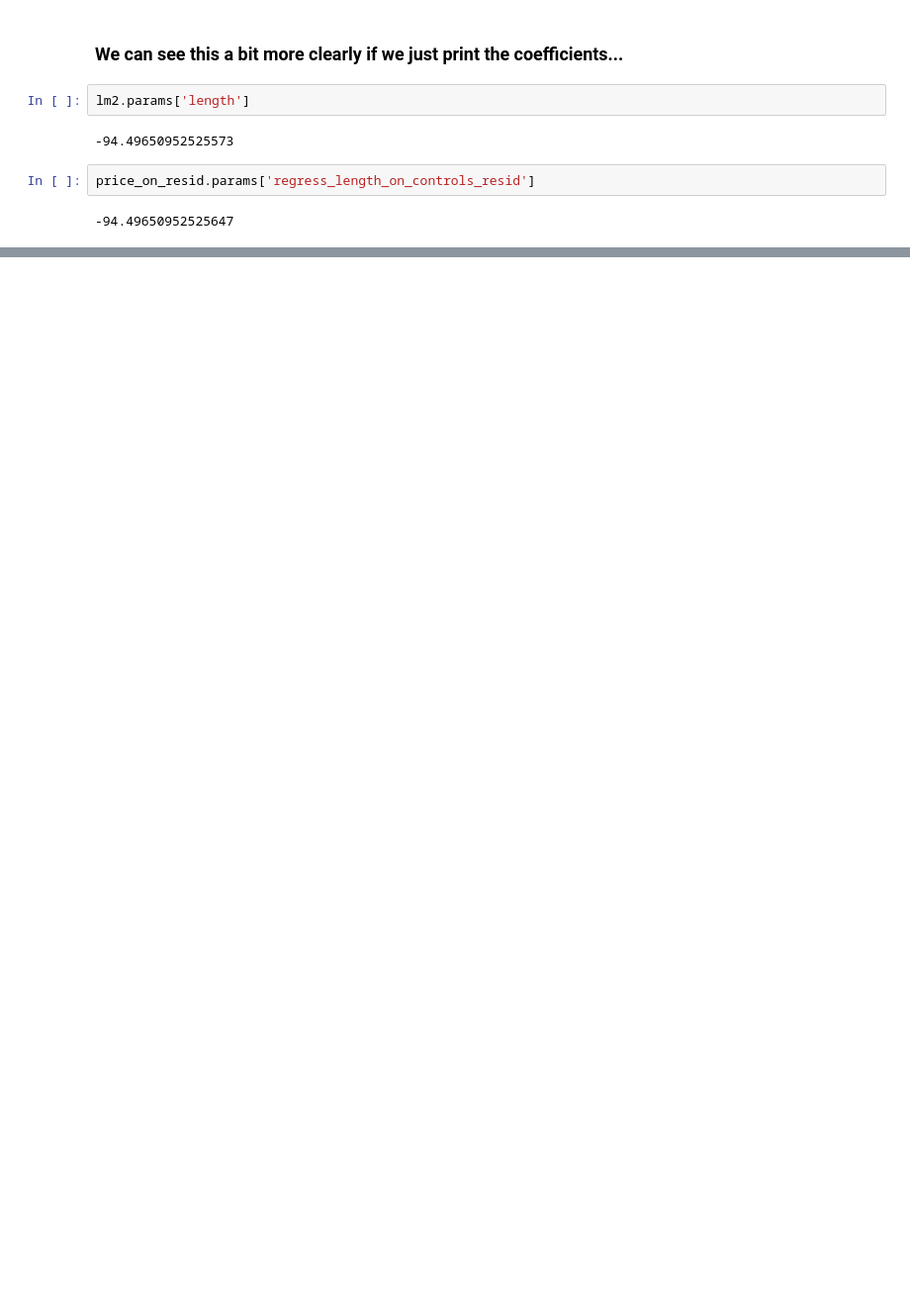
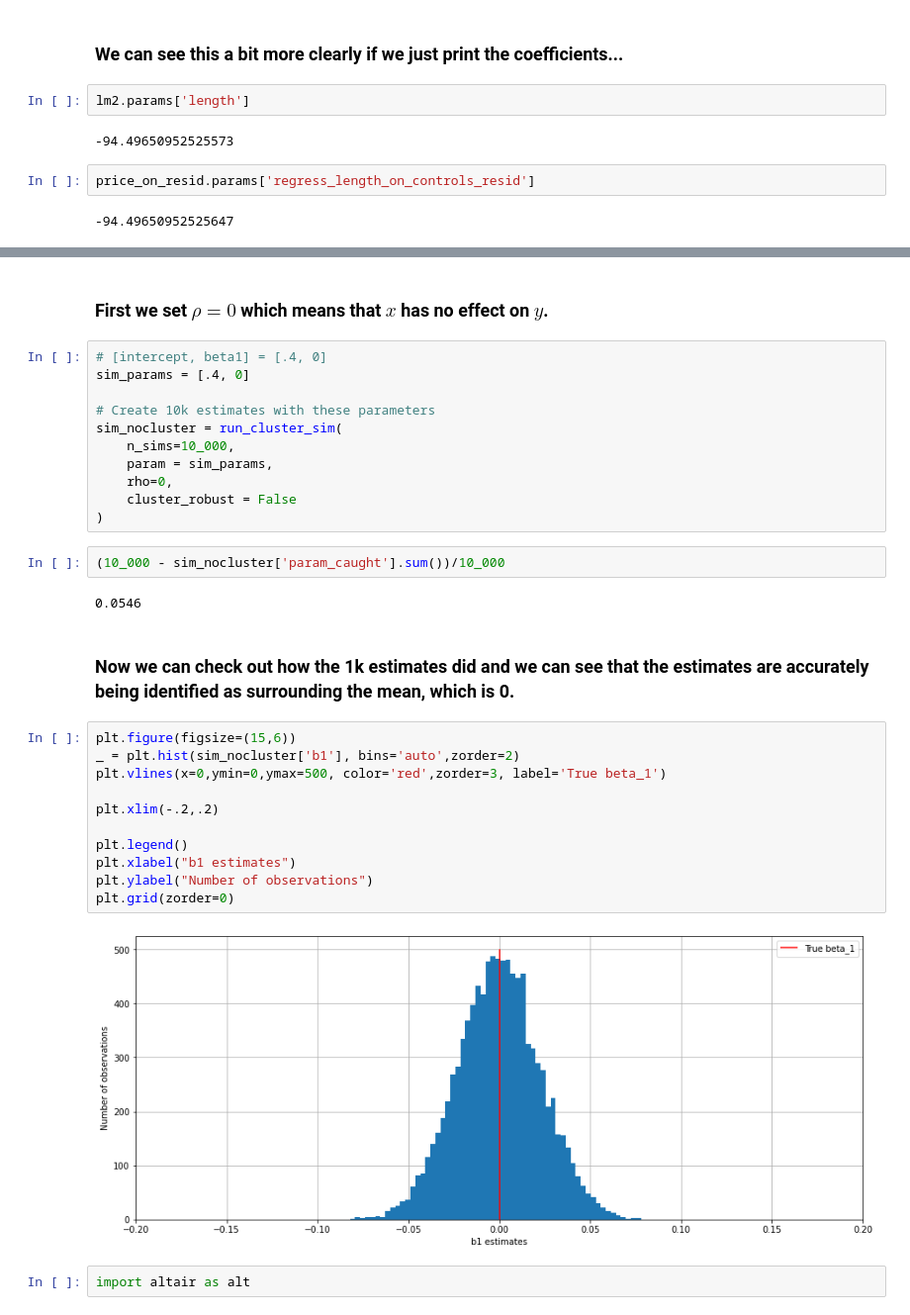
Before and after one commit to mr-devs/causal-inference-mixtape, a Jupyter notebook: notebooks/01_probability-regression.ipynb, the cells around one changed output, grey strips where cells are left out. Shown: that part at 99% size. Saved outputs shown, nothing was run; the diff lists cells and outputs as text; blank space fills up the shorter version.

```diff
--- a/notebooks/probability-regression.ipynb
+++ b/notebooks/01_probability-regression.ipynb
@@ -832,0 +957,34 @@ price_on_resid.params['regress_length_on_controls_resid']
+# %% [markdown]
+### First we set $\rho=0$ which means that $x$ has no effect on $y$.
+# %%
+# [intercept, beta1] = [.4, 0]
+sim_params = [.4, 0]
+
+# Create 10k estimates with these parameters
+sim_nocluster = run_cluster_sim(
+    n_sims=10_000,
+    param = sim_params,
+    rho=0,
+    cluster_robust = False
+)
+# %%
+(10_000 - sim_nocluster['param_caught'].sum())/10_000
+# %% [output]
+0.0546
+# %% [markdown]
+### Now we can check out how the 1k estimates did and we can see that the estimates are accurately being identified as surrounding the mean, which is 0.
+# %%
+plt.figure(figsize=(15,6))
+_ = plt.hist(sim_nocluster['b1'], bins='auto',zorder=2)
+plt.vlines(x=0,ymin=0,ymax=500, color='red',zorder=3, label='True beta_1')
+
+plt.xlim(-.2,.2)
+
+plt.legend()
+plt.xlabel("b1 estimates")
+plt.ylabel("Number of observations")
+plt.grid(zorder=0)
+# %% [output]
+[figure, added]
+# %%
+import altair as alt
```
Also changed, not shown: parts of 67 cells of this notebook, 1 other file.
